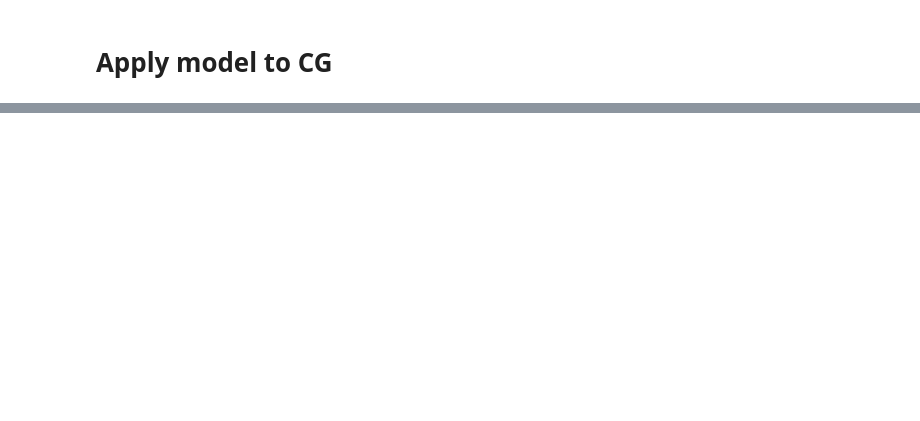
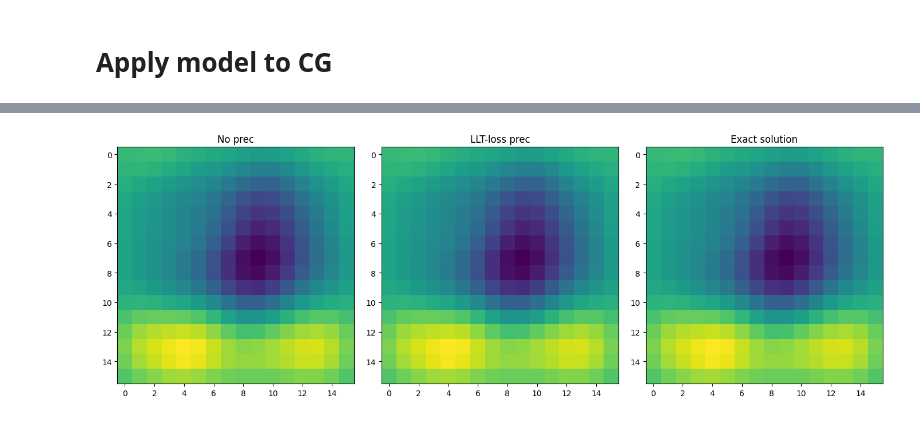
Before and after one commit to vltrifonov/PreCorrector, a Jupyter notebook: experiments/Poisson2D_LLT.ipynb, the cells around one changed output, grey strips where cells are left out. Cells and saved outputs as stored; diff of their text form; code cells hidden in the pictures; blank space fills up the shorter version.

```diff
--- a/experiments/Poisson2D_LLT.ipynb
+++ b/experiments/Poisson2D_LLT.ipynb
@@ -168,11 +135,9 @@ data_cg_test = (A_test, b_test, u_exact_test, nodes_test, edges_test, receivers_
 # %%
 # Not preconditioned
-
-# X_I, R_I, _ = ConjGrad(data_cg_train, N_iter=300, model=None, prec_func=None, m_max=None, seed=42)
-X_I, R_I, _ = ConjGrad(data_cg_test, N_iter=300, model=None, prec_func=None, m_max=None, seed=42)
+X_I, R_I = ConjGrad(A_test, b_test, N_iter=300, prec_func=None, seed=42)
 # %%
-# LLT prec
-L = vmap(model, in_axes=(0, 0, 0, 0, 0), out_axes=(0))(nodes_test, edges_test, receivers_test, senders_test, bi_edges_test)
+# Prec = LL^T
+L = vmap(model, in_axes=(0, 0, 0, 0, 0), out_axes=(0))(*direc_graph_from_linear_system_sparse(A_test, b_test)[:-1], bi_edges_test)
 prec = partial(apply_LLT, L=L)
 
-X_LLT, R_LLT, _ = ConjGrad(data_cg_test, N_iter=300, model=model, prec_func=prec, m_max=None, seed=42)
+X_LLT, R_LLT = ConjGrad(A_test, b_test, N_iter=300, prec_func=prec, seed=42)
@@ -203,12 +165,14 @@ CG NO prec. Iter when reach 10e-12: 164
 # %%
 _, axes = plt.subplots(1, 3, figsize=(14, 14))
 
-axes[0].imshow(X_I[0, :, -1].reshape([grid]*2))
-axes[1].imshow(X_LLT[0, :, -1].reshape([grid]*2))
+axes[0].imshow(X_I[0, :].reshape([grid]*2))
+axes[1].imshow(X_LLT[0, :].reshape([grid]*2))
 axes[2].imshow(u_exact_test[0, :].reshape([grid]*2))
 
 axes[0].set_title('No prec')
-axes[1].set_title('LLT prec')
+axes[1].set_title('LLT-loss prec')
 axes[2].set_title('Exact solution')
 
 plt.tight_layout()
+# %% [output]
+[figure, added]
```
Also changed, not shown: parts of 28 cells of this notebook, 3 other files.
